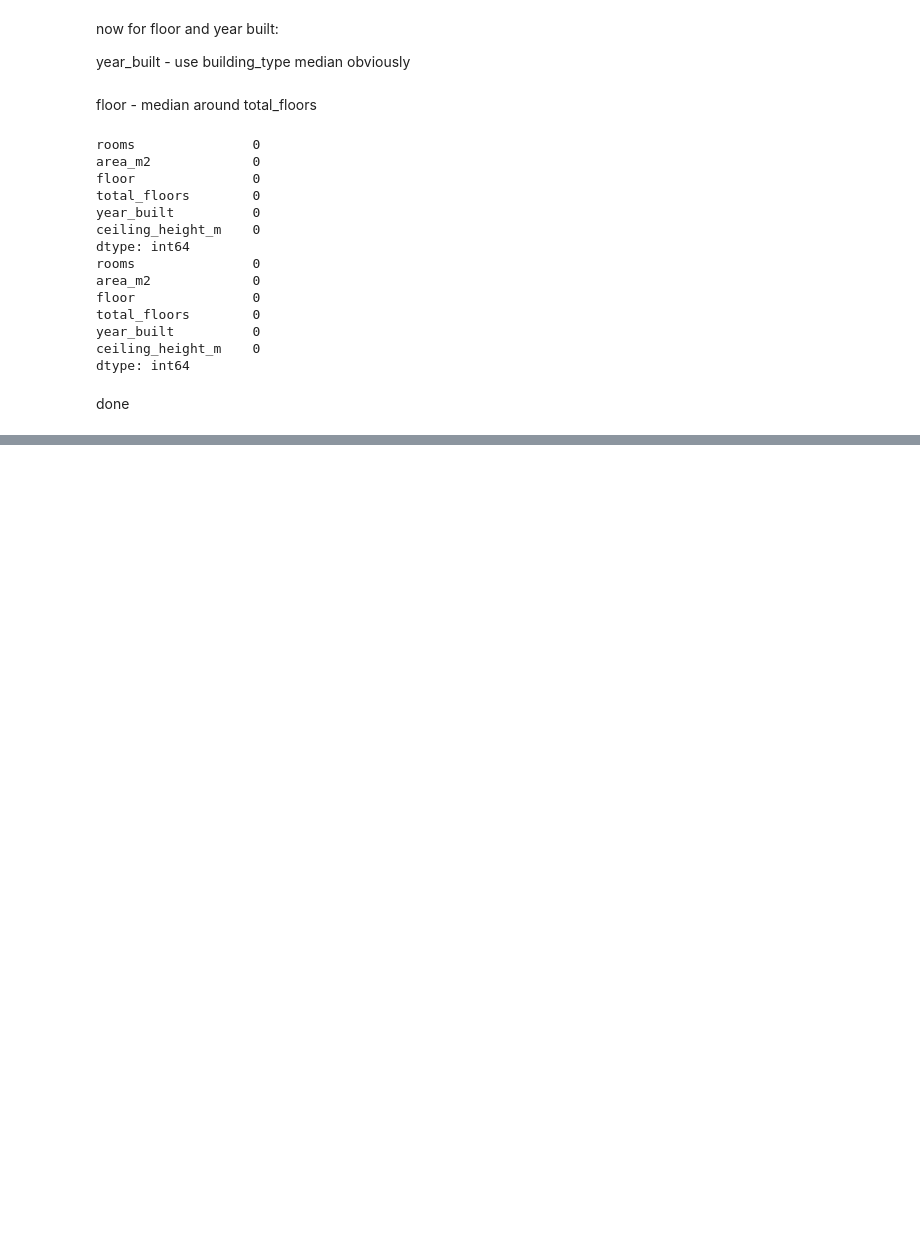
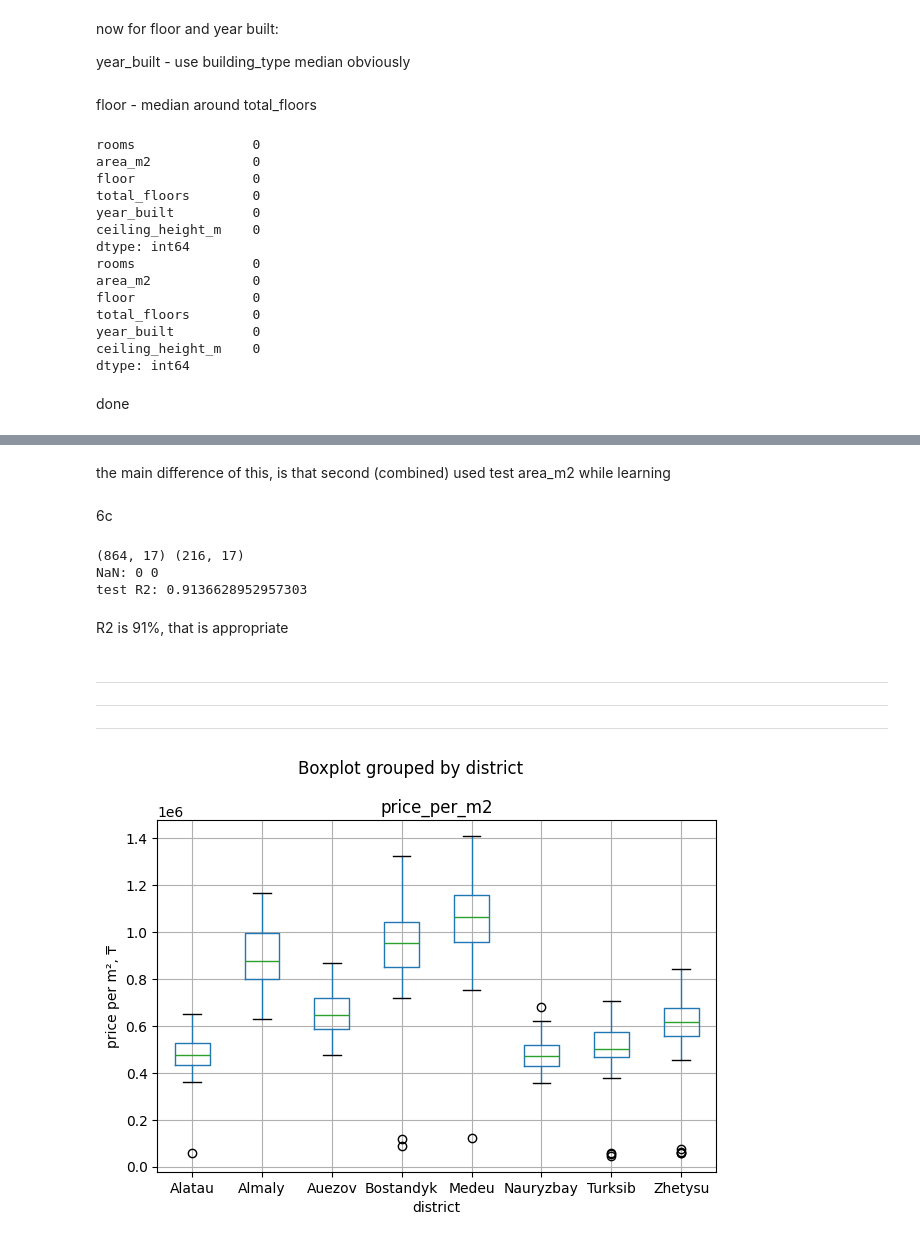
Before and after one commit to bulldozerov/Machine-Learning, a Jupyter notebook: Burabayev_ML_lab_27_09/Burabayev_lab_27_09.ipynb, the cells around one changed output, grey strips where cells are left out. Saved outputs shown, nothing was run; the diff lists cells and outputs as text; code cells hidden in the pictures; blank space fills up the shorter version.

```diff
--- a/Burabayev_ML_lab_27_09/Burabayev_lab_27_09.ipynb
+++ b/Burabayev_ML_lab_27_09/Burabayev_lab_27_09.ipynb
@@ -477,0 +518,40 @@ done
+# %% [markdown]
+the main difference of this, is that second (combined) used test area_m2 while learning
+# %% [markdown]
+6с
+# %%
+from sklearn.compose import ColumnTransformer
+from sklearn.linear_model import LinearRegression
+from sklearn.preprocessing import OneHotEncoder, StandardScaler
+
+CATEGORICAL = ["district", "building_type"]
+
+pre = ColumnTransformer([
+    ("num", StandardScaler(), NUMERIC),
+    ("cat", OneHotEncoder(handle_unknown="ignore", sparse_output=False), CATEGORICAL),
+])
+X_train = pre.fit_transform(train[NUMERIC + CATEGORICAL])
+X_test = pre.transform(test[NUMERIC + CATEGORICAL])
+
+model = LinearRegression().fit(X_train, train["price_kzt"])
+print(X_train.shape, X_test.shape)
+print("NaN:", np.isnan(X_train).sum(), np.isnan(X_test).sum())
+print("test R2:", model.score(X_test, test["price_kzt"]))
+# %% [output]
+(864, 17) (216, 17)
+NaN: 0 0
+test R2: 0.9136628952957303
+# %% [markdown]
+R2 is 91%, that is appropriate
+# %% [markdown]
+---
+---
+---
+# %%
+df_dublicates.boxplot(column="price_per_m2", by="district")
+plt.ylabel("price per m², ₸")
+
+plt.tight_layout()
+plt.show()
+# %% [output]
+[figure, added]
```
Also changed, not shown: parts of 13 cells of this notebook, 1 other file.
